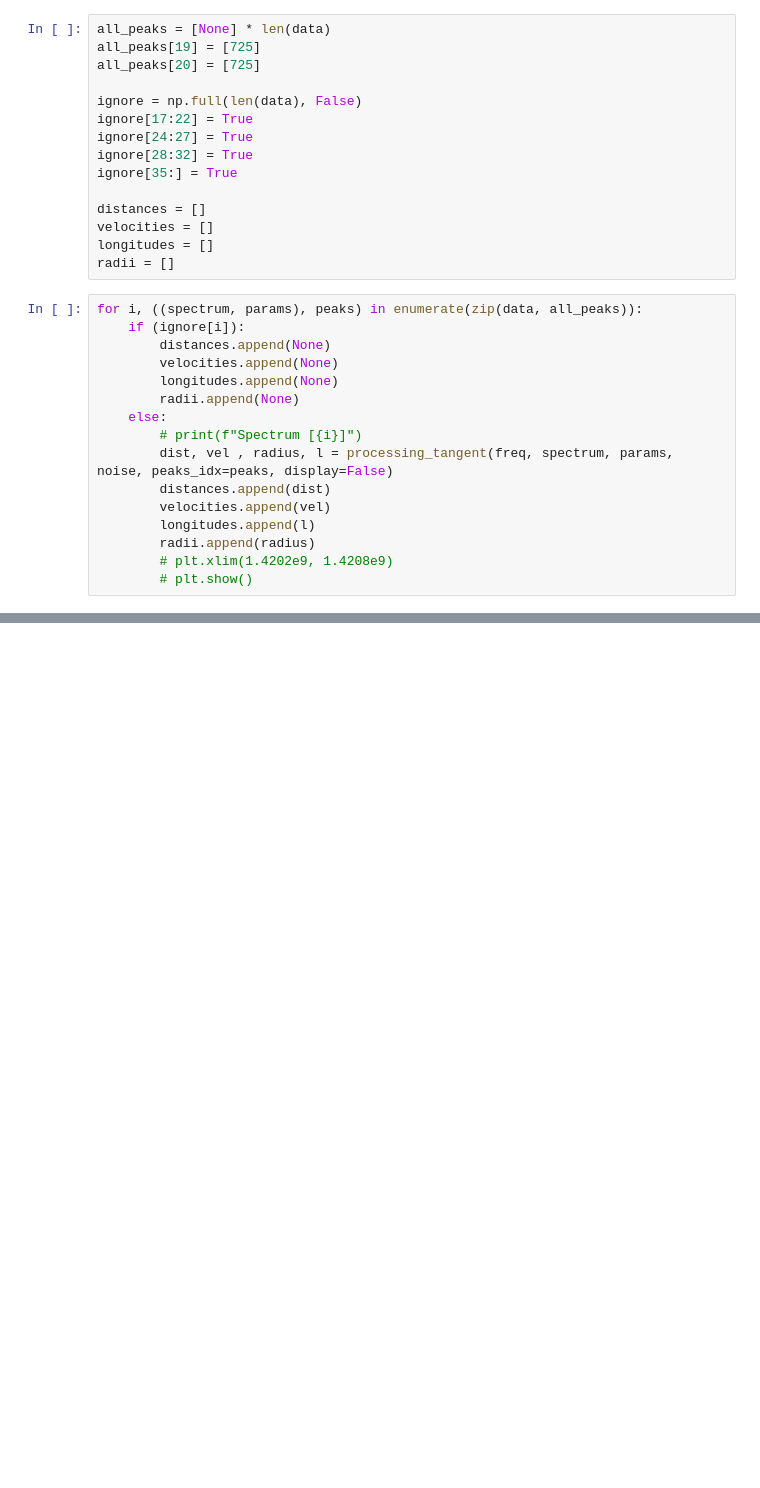
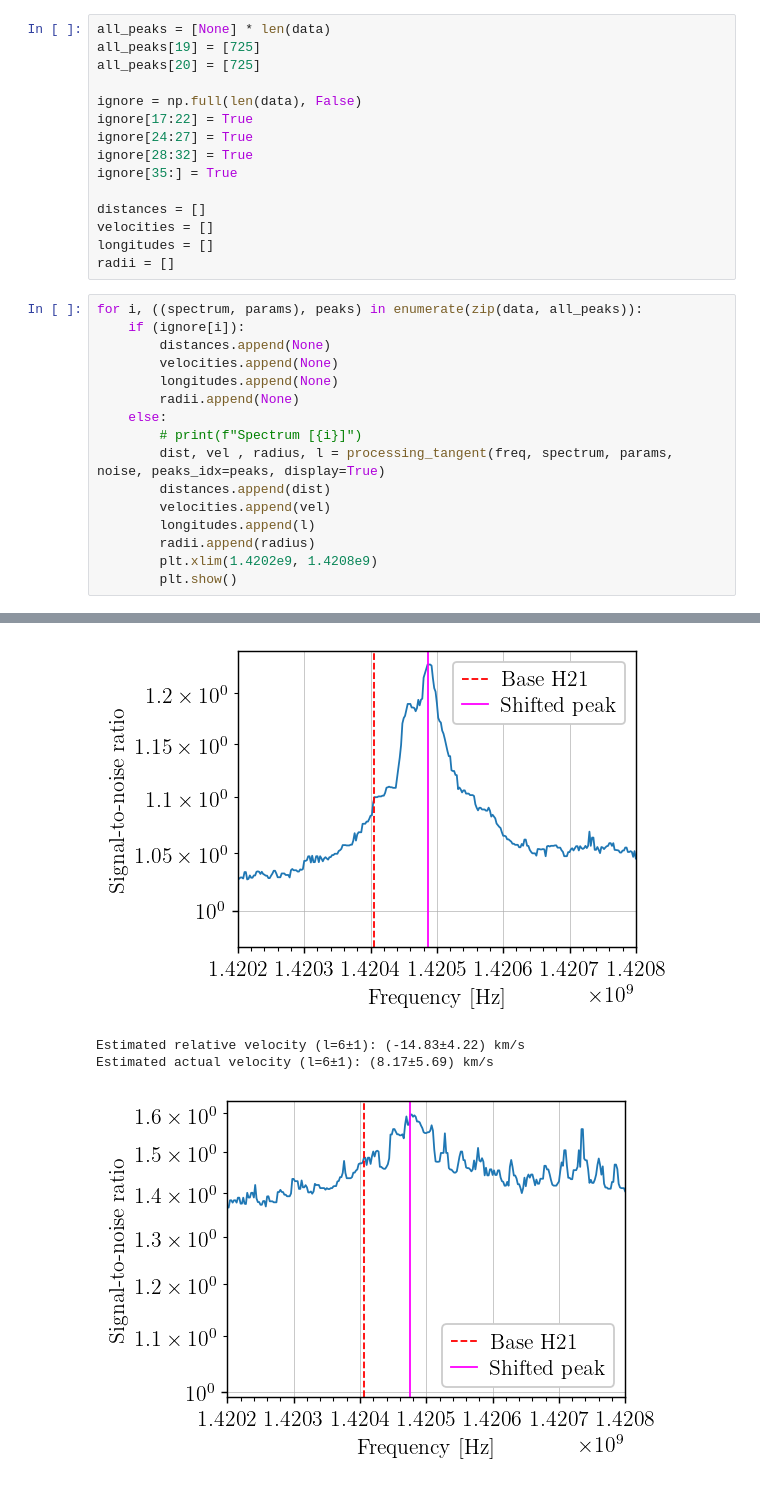
Before and after one commit to TomVdt/TPIII, a Jupyter notebook: 04-radiotelescope/analyse/exp3_brain_damage.ipynb, the cells around one changed output, grey strips where cells are left out. Cells and saved outputs as stored; diff of their text form; blank space fills up the shorter version.

```diff
--- a/04-radiotelescope/analyse/exp3_brain_damage.ipynb
+++ b/04-radiotelescope/analyse/exp3_brain_damage.ipynb
@@ -194,11 +291,11 @@ for i, ((spectrum, params), peaks) in enumerate(zip(data, all_peaks)):
         radii.append(None)
     else:
         # print(f"Spectrum [{i}]")
-        dist, vel , radius, l = processing_tangent(freq, spectrum, params, noise, peaks_idx=peaks, display=False)
+        dist, vel , radius, l = processing_tangent(freq, spectrum, params, noise, peaks_idx=peaks, display=True)
         distances.append(dist)
         velocities.append(vel)
         longitudes.append(l)
         radii.append(radius)
-        # plt.xlim(1.4202e9, 1.4208e9)
-        # plt.show()
+        plt.xlim(1.4202e9, 1.4208e9)
+        plt.show()
 # %% [output]
@@ -207,0 +304,4 @@ WARNING: using the bad method for l=105+/-1
+[figure, added]
+Estimated relative velocity (l=6±1): (-14.83±4.22) km/s
+Estimated actual velocity (l=6±1): (8.17±5.69) km/s
+[figure, added]
```
Also changed, not shown: parts of 9 cells of this notebook.
